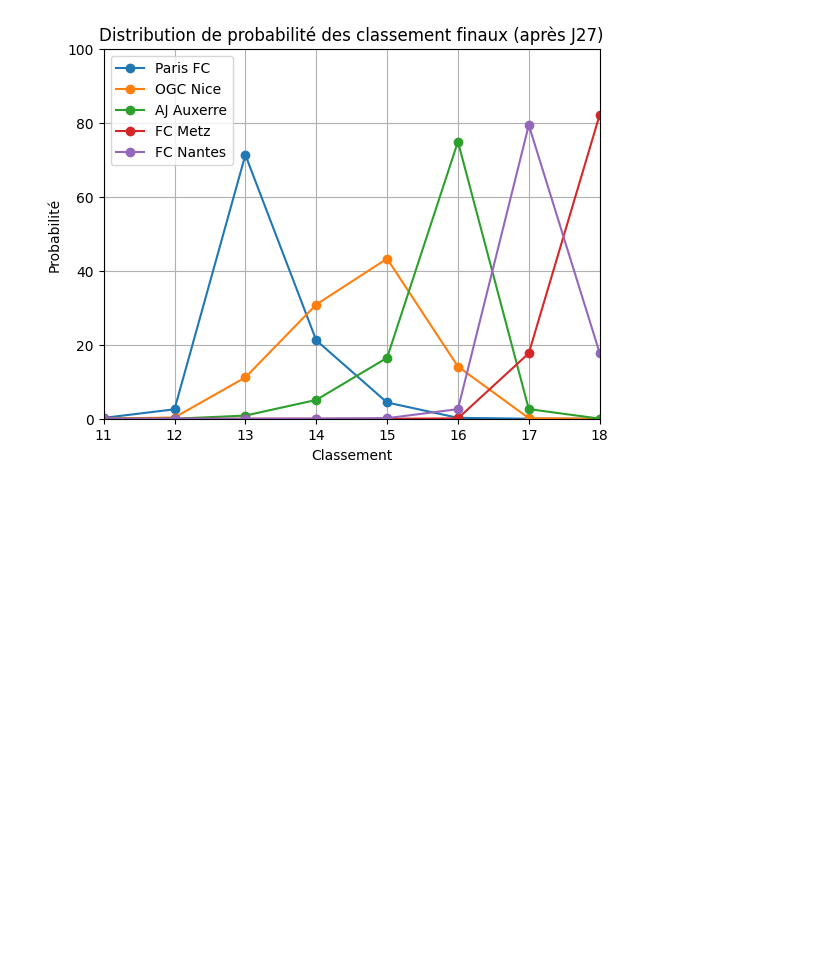
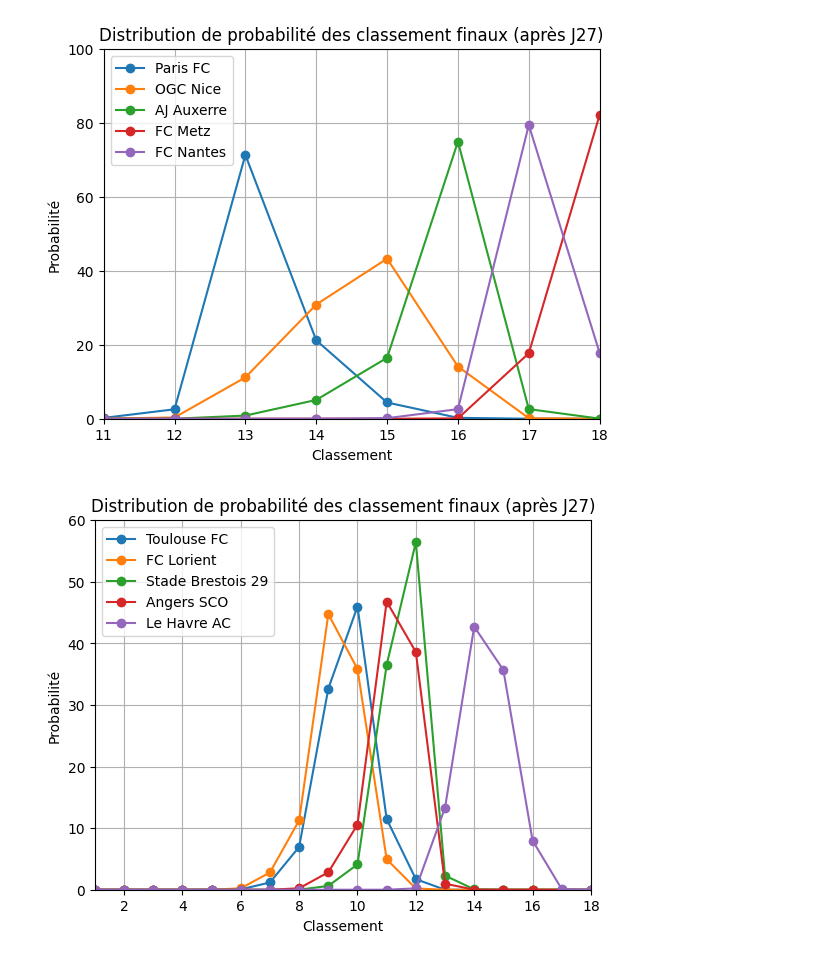
Before and after one commit to judithbreaud/ligue1_viz, a Jupyter notebook: notebooks/end_of_season.ipynb, the cells around one changed output. Saved outputs shown, nothing was run; the diff lists cells and outputs as text; code cells hidden in the pictures; blank space fills up the shorter version.

```diff
--- a/notebooks/end_of_season.ipynb
+++ b/notebooks/end_of_season.ipynb
@@ -1268,3 +1256,31 @@ plt.ylim(0, 100)
 plt.show()
 # %% [output]
 [figure]
+# %%
+import matplotlib.pyplot as plt
+
+teams_of_interest = [
+       'Toulouse FC', 'FC Lorient', 'Stade Brestois 29', 'Angers SCO', 'Le Havre AC']
+
+plt.figure()
+
+for team in teams_of_interest:
+    plt.plot(
+        rank_probs.columns,
+        rank_probs.loc[team],
+        marker='o',
+        label=team,
+        linestyle='-'
+    )
+
+plt.xlabel("Classement")
+plt.ylabel("Probabilité")
+plt.title("Distribution de probabilité des classement finaux (après J27)")
+plt.legend()
+plt.grid()
+plt.xlim(1, 18)
+plt.ylim(0, 60)
+
+plt.show()
+# %% [output]
+[figure, added]
```
Also changed, not shown: parts of 1 cell of this notebook.
